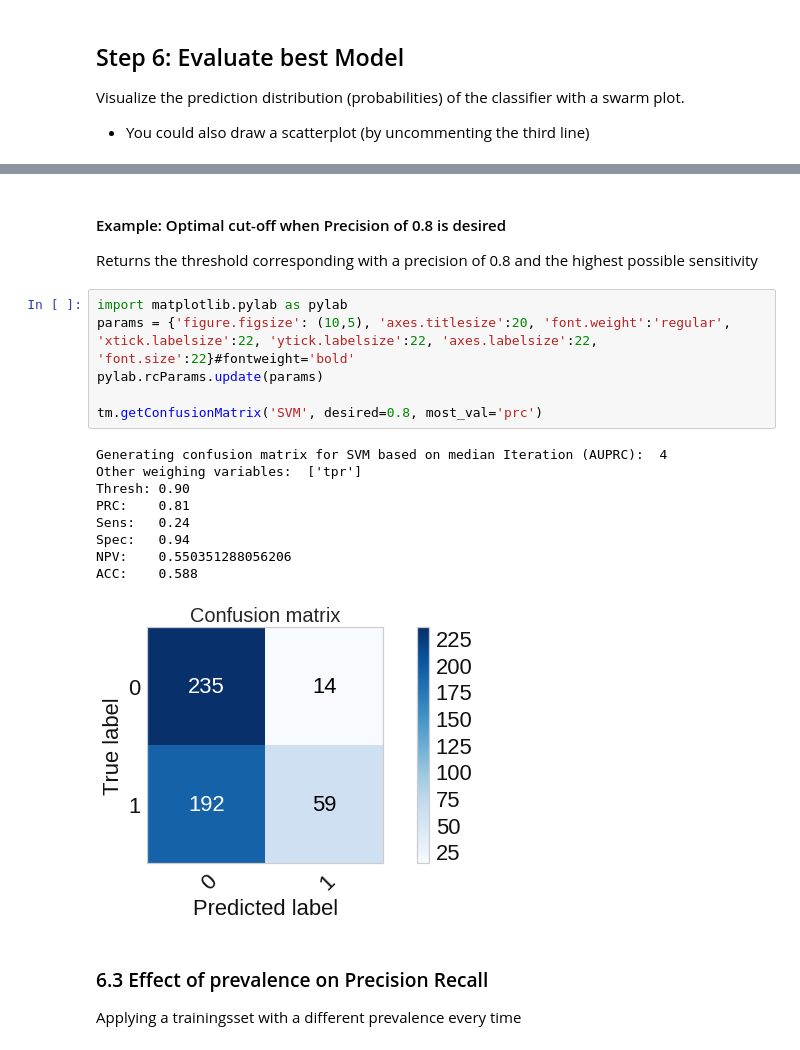
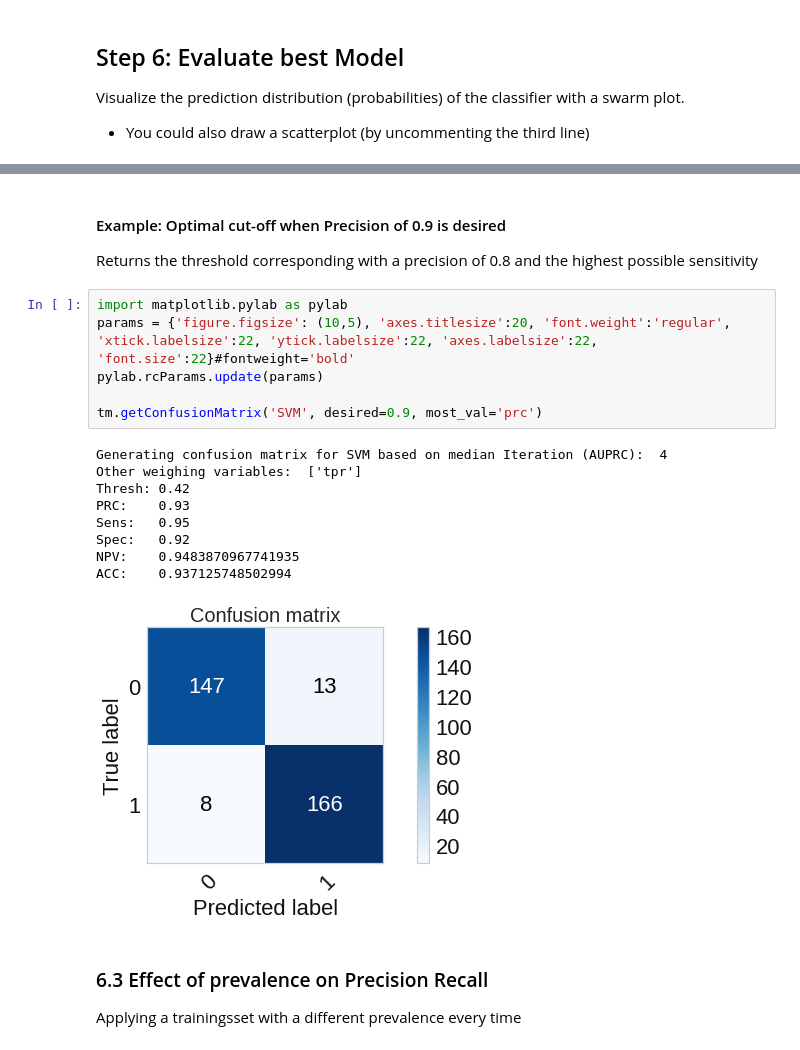
Before and after one commit to levrex/DiagnosisExtraction_ML, a Jupyter notebook: Notebook_Diagnosis_Extraction.ipynb, the cells around one changed output, grey strips where cells are left out. Drawn from its saved outputs; the diff is of its cells as text.

```diff
--- a/Notebook_Diagnosis_Extraction.ipynb
+++ b/Notebook_Diagnosis_Extraction.ipynb
@@ -448,22 +463,22 @@ ACC:    0.648
 # %% [markdown]
-#### Example: Optimal cut-off when Precision of 0.8 is desired
+#### Example: Optimal cut-off when Precision of 0.9 is desired
 Returns the threshold corresponding with a precision of 0.8 and the highest possible sensitivity
 # %%
 import matplotlib.pylab as pylab
 params = {'figure.figsize': (10,5), 'axes.titlesize':20, 'font.weight':'regular', 'xtick.labelsize':22, 'ytick.labelsize':22, 'axes.labelsize':22, 'font.size':22}#fontweight='bold'
 pylab.rcParams.update(params)
 
-tm.getConfusionMatrix('SVM', desired=0.8, most_val='prc')
+tm.getConfusionMatrix('SVM', desired=0.9, most_val='prc')
 # %% [output]
 Generating confusion matrix for SVM based on median Iteration (AUPRC):  4
 Other weighing variables:  ['tpr']
-Thresh: 0.90
-PRC:    0.81
-Sens:   0.24
-Spec:   0.94
-NPV:    0.550351288056206
-ACC:    0.588
+Thresh: 0.42
+PRC:    0.93
+Sens:   0.95
+Spec:   0.92
+NPV:    0.9483870967741935
+ACC:    0.937125748502994
-[figure, old version]
+[figure, new version]
 # %% [markdown]
 ### 6.3 Effect of prevalence on Precision Recall
 Applying a trainingsset with a different prevalence every time
```
Also changed, not shown: parts of 32 cells of this notebook, 23 other files.
